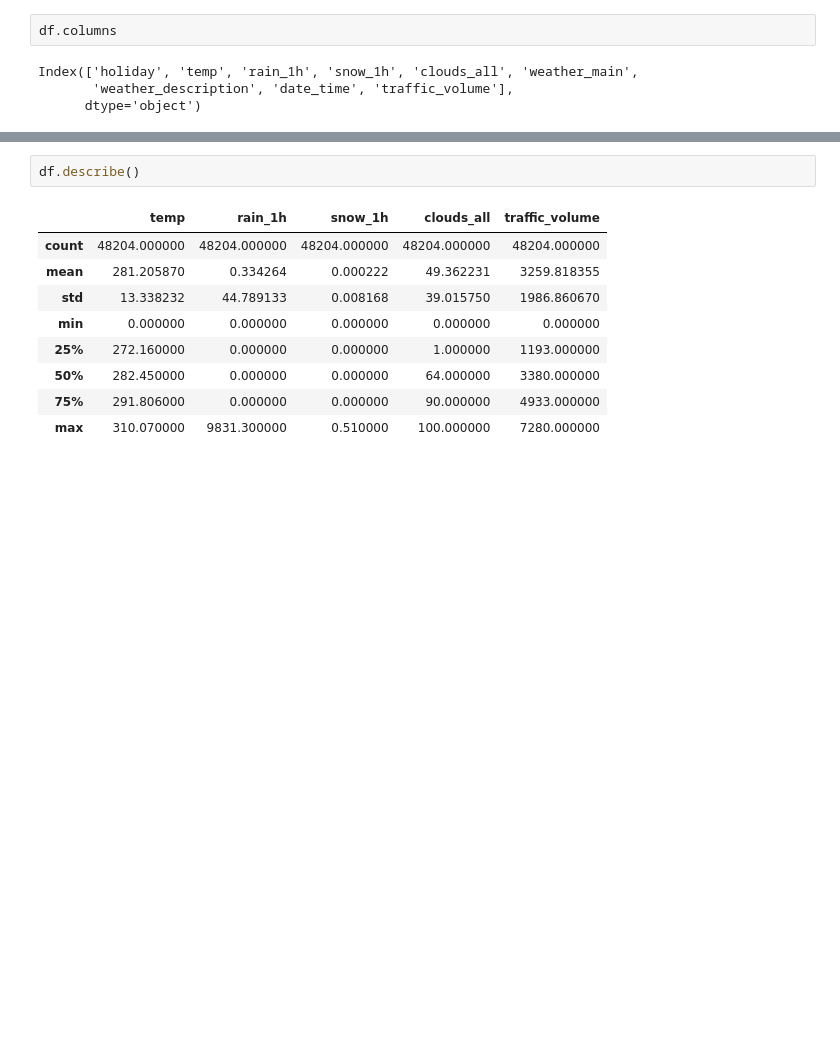
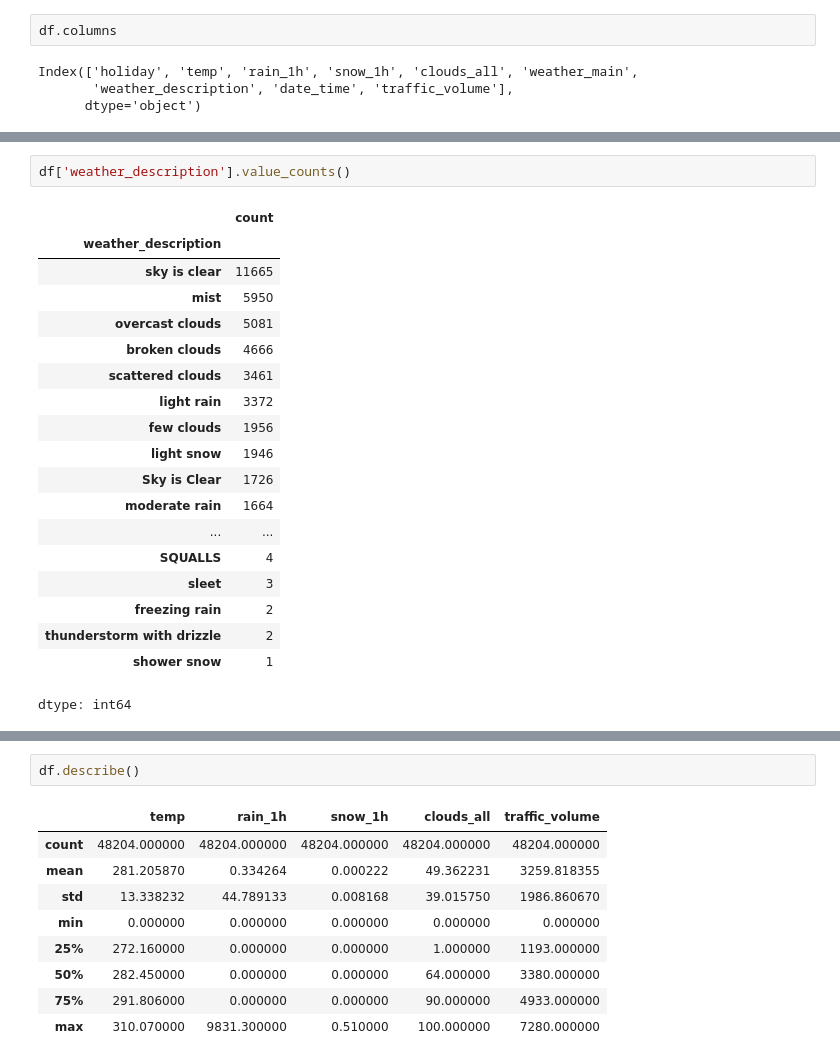
Before and after one commit to Arham-15/traffic-prediction-system, a Jupyter notebook: notebooks/01_data_exploration.ipynb, the cells around one changed output, grey strips where cells are left out. Cells and saved outputs as stored; diff of their text form; blank space fills up the shorter version.

```diff
--- a/notebooks/01_data_exploration.ipynb
+++ b/notebooks/01_data_exploration.ipynb
@@ -67,0 +86,22 @@ memory usage: 3.3+ MB
+# %%
+df['weather_description'].value_counts()
+# %% [output]
+|  | count |
+| weather_description |  |
+| sky is clear | 11665 |
+| mist | 5950 |
+| overcast clouds | 5081 |
+| broken clouds | 4666 |
+| scattered clouds | 3461 |
+| light rain | 3372 |
+| few clouds | 1956 |
+| light snow | 1946 |
+| Sky is Clear | 1726 |
+| moderate rain | 1664 |
+| ... | ... |
+| SQUALLS | 4 |
+| sleet | 3 |
+| freezing rain | 2 |
+| thunderstorm with drizzle | 2 |
+| shower snow | 1 |
+dtype: int64
```
Also changed, not shown: parts of 37 cells of this notebook.
